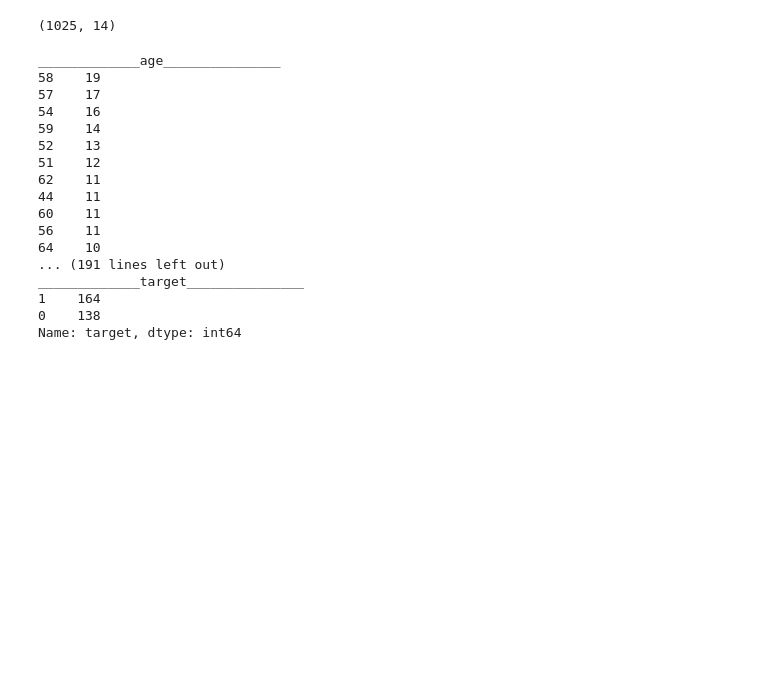
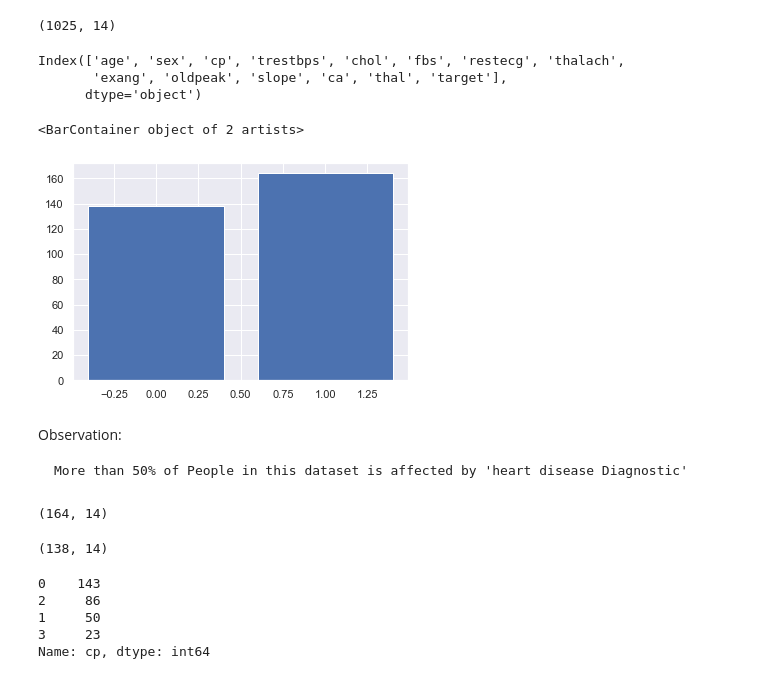
Before and after one commit to hari-r-v/Twilearn_project, a Jupyter notebook: Heart Disease data/Project_2_HeartDisease.ipynb, the cells around one changed output. Cells and saved outputs as stored; diff of their text form; code cells hidden in the pictures; blank space fills up the shorter version.

```diff
--- a/Heart Disease data/Project_2_HeartDisease.ipynb
+++ b/Heart Disease data/Project_2_HeartDisease.ipynb
@@ -153,25 +153,18 @@ df.shape
 data.shape
 # %% [output]
 (1025, 14)
-# %%
-for i in df.columns:
-    print('_____________%s_______________' %i)
-    print(df[i].value_counts())
-# %% [output]
-_____________age_______________
-58    19
-57    17
-54    16
-59    14
-52    13
-51    12
-62    11
-44    11
-60    11
-56    11
-64    10
-... (191 lines left out)
-_____________target_______________
-1    164
-0    138
-Name: target, dtype: int64
+# %%
+df.columns
+# %% [output]
+Index(['age', 'sex', 'cp', 'trestbps', 'chol', 'fbs', 'restecg', 'thalach',
+       'exang', 'oldpeak', 'slope', 'ca', 'thal', 'target'],
+      dtype='object')
+# %%
+plt.bar(df.target.value_counts().index, df.target.value_counts().values)
+# %% [output]
+<BarContainer object of 2 artists>
+[figure, added]
+# %% [markdown]
+Observation:
+
+    More than 50% of People in this dataset is affected by 'heart disease Diagnostic'
@@ -177,0 +173,4 @@ Name: target, dtype: int64
+# %%
+df1.shape
+# %% [output]
+(164, 14)
@@ -177,0 +179,12 @@ Name: target, dtype: int64
+# %%
+df2.shape
+# %% [output]
+(138, 14)
+# %%
+df.cp.value_counts()
+# %% [output]
+0    143
+2     86
+1     50
+3     23
+Name: cp, dtype: int64
```
Also changed, not shown: parts of 13 cells of this notebook, 3 other files.
